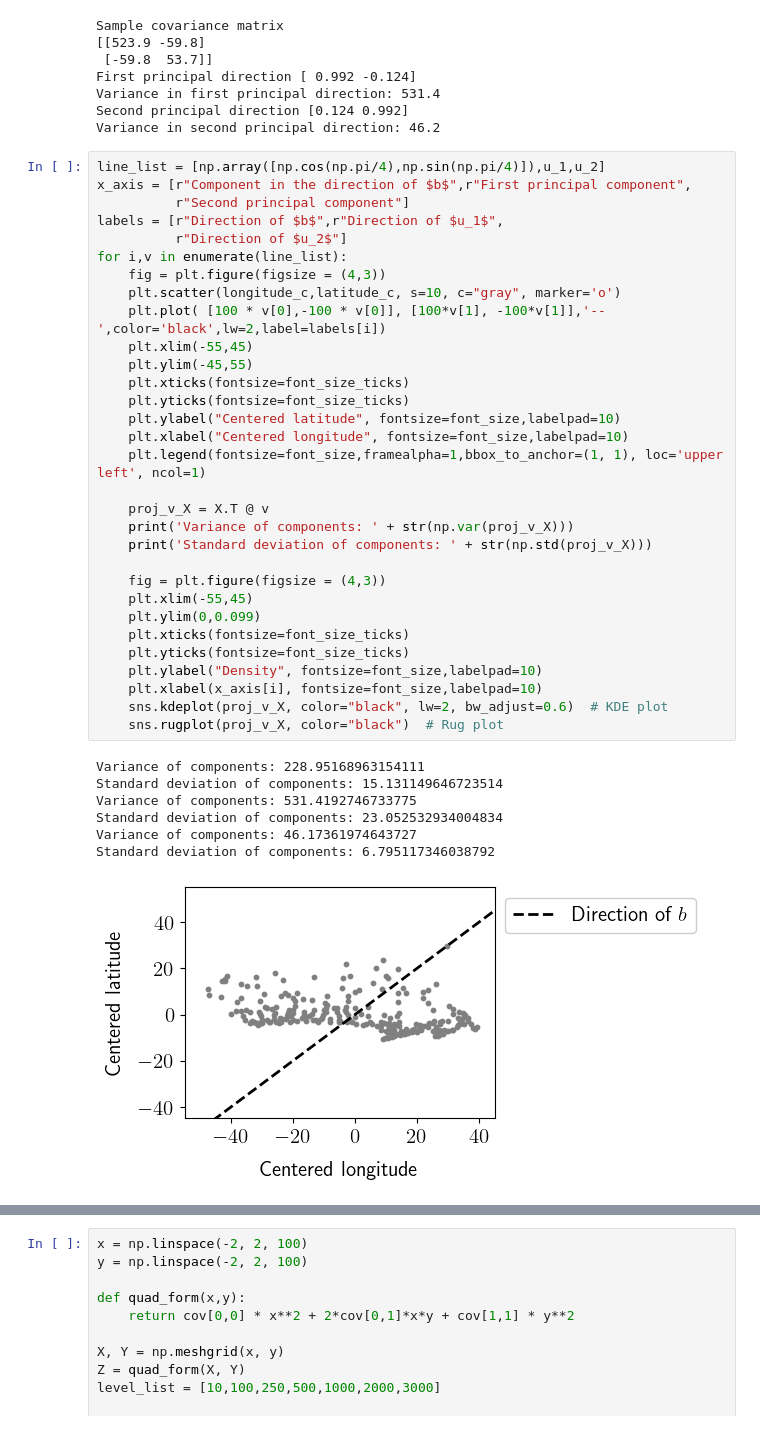
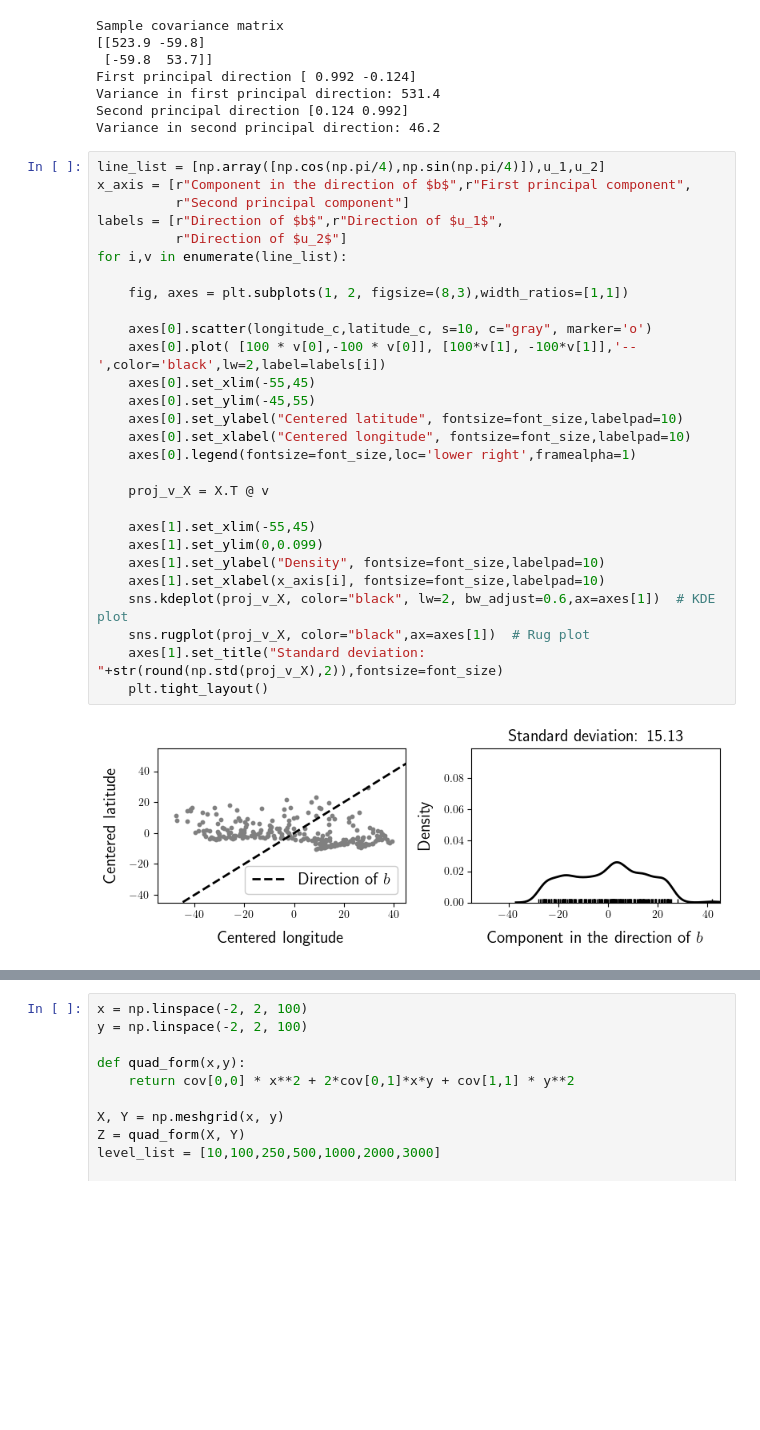
Before and after one commit to cfgranda/ps4ds, a Jupyter notebook: pca_and_low_rank_models/canada_cities.ipynb, the cells around one changed output, grey strips where cells are left out. Saved outputs shown, nothing was run; the diff lists cells and outputs as text; blank space fills up the shorter version.

```diff
--- a/pca_and_low_rank_models/canada_cities.ipynb
+++ b/pca_and_low_rank_models/canada_cities.ipynb
@@ -95,39 +95,30 @@ Variance in second principal direction: 46.2
 # %%
 line_list = [np.array([np.cos(np.pi/4),np.sin(np.pi/4)]),u_1,u_2]
 x_axis = [r"Component in the direction of $b$",r"First principal component",
           r"Second principal component"]
 labels = [r"Direction of $b$",r"Direction of $u_1$",
           r"Direction of $u_2$"]
 for i,v in enumerate(line_list):
-    fig = plt.figure(figsize = (4,3))
-    plt.scatter(longitude_c,latitude_c, s=10, c="gray", marker='o')
-    plt.plot( [100 * v[0],-100 * v[0]], [100*v[1], -100*v[1]],'--',color='black',lw=2,label=labels[i])
-    plt.xlim(-55,45)
-    plt.ylim(-45,55)
-    plt.xticks(fontsize=font_size_ticks)
-    plt.yticks(fontsize=font_size_ticks)
-    plt.ylabel("Centered latitude", fontsize=font_size,labelpad=10)
-    plt.xlabel("Centered longitude", fontsize=font_size,labelpad=10)
-    plt.legend(fontsize=font_size,framealpha=1,bbox_to_anchor=(1, 1), loc='upper left', ncol=1)
+
+    fig, axes = plt.subplots(1, 2, figsize=(8,3),width_ratios=[1,1])
+
+    axes[0].scatter(longitude_c,latitude_c, s=10, c="gray", marker='o')
+    axes[0].plot( [100 * v[0],-100 * v[0]], [100*v[1], -100*v[1]],'--',color='black',lw=2,label=labels[i])
+    axes[0].set_xlim(-55,45)
+    axes[0].set_ylim(-45,55)
+    axes[0].set_ylabel("Centered latitude", fontsize=font_size,labelpad=10)
+    axes[0].set_xlabel("Centered longitude", fontsize=font_size,labelpad=10)
+    axes[0].legend(fontsize=font_size,loc='lower right',framealpha=1)
 
     proj_v_X = X.T @ v
-    print('Variance of components: ' + str(np.var(proj_v_X)))
-    print('Standard deviation of components: ' + str(np.std(proj_v_X)))
 
-    fig = plt.figure(figsize = (4,3))
-    plt.xlim(-55,45)
-    plt.ylim(0,0.099)
-    plt.xticks(fontsize=font_size_ticks)
-    plt.yticks(fontsize=font_size_ticks)
-    plt.ylabel("Density", fontsize=font_size,labelpad=10)
-    plt.xlabel(x_axis[i], fontsize=font_size,labelpad=10)
-    sns.kdeplot(proj_v_X, color="black", lw=2, bw_adjust=0.6)  # KDE plot
-    sns.rugplot(proj_v_X, color="black")  # Rug plot
+    axes[1].set_xlim(-55,45)
+    axes[1].set_ylim(0,0.099)
+    axes[1].set_ylabel("Density", fontsize=font_size,labelpad=10)
+    axes[1].set_xlabel(x_axis[i], fontsize=font_size,labelpad=10)
+    sns.kdeplot(proj_v_X, color="black", lw=2, bw_adjust=0.6,ax=axes[1])  # KDE plot
+    sns.rugplot(proj_v_X, color="black",ax=axes[1])  # Rug plot
+    axes[1].set_title("Standard deviation: "+str(round(np.std(proj_v_X),2)),fontsize=font_size)
+    plt.tight_layout()
 # %% [output]
-Variance of components: 228.95168963154111
-Standard deviation of components: 15.131149646723514
-Variance of components: 531.4192746733775
-Standard deviation of components: 23.052532934004834
-Variance of components: 46.17361974643727
-Standard deviation of components: 6.795117346038792
-[figure, old version]
+[figure, new version]
```
Also changed, not shown: parts of 2 cells of this notebook, 1 other file.
